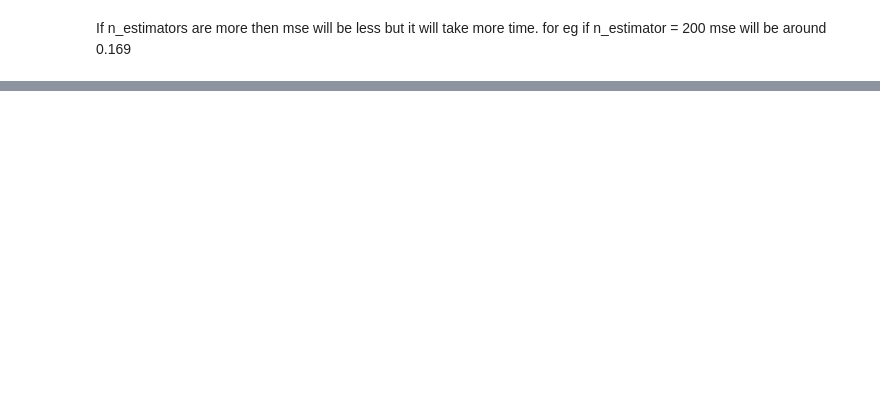
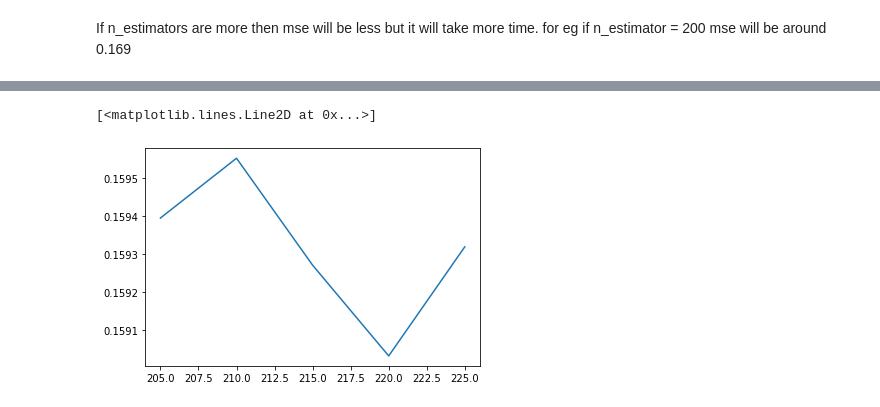
Before and after one commit to Architjain128/Clickbait-FakeNews1, a Jupyter notebook: RandomforestReg.ipynb, the cells around one changed output, grey strips where cells are left out. Cells and saved outputs as stored; diff of their text form; code cells hidden in the pictures; blank space fills up the shorter version.

```diff
--- a/RandomforestReg.ipynb
+++ b/RandomforestReg.ipynb
@@ -62,0 +90,13 @@ If n_estimators are more then mse will be less but it will take more time. for e
+# %%
+n_estimators = [205, 210, 215, 220, 225]
+mse_score = []
+for estimator in n_estimators:
+   rf = RandomForestRegressor(n_estimators=estimator, n_jobs=-1)
+   rf.fit(x_train,y_train)
+   y_pred = rf.predict(x_test)
+   mse = metrics.mean_absolute_error(y_test,y_pred)
+   mse_score.append(mse)
+plt.plot(n_estimators, mse_score)
+# %% [output]
+[<matplotlib.lines.Line2D at 0x...>]
+[figure, added]
```
Also changed, not shown: parts of 6 cells of this notebook.
